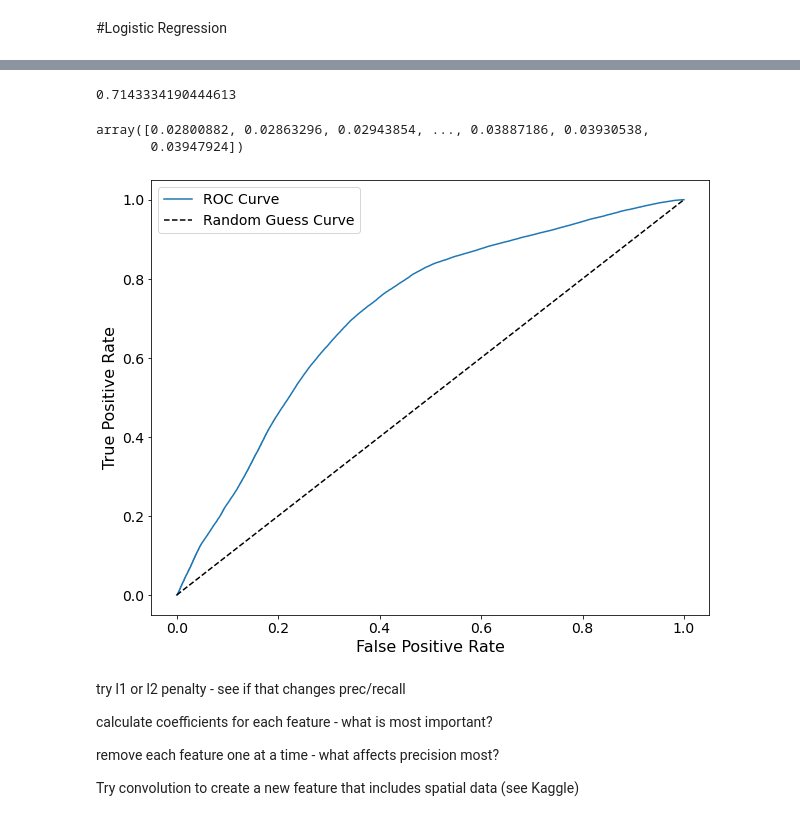
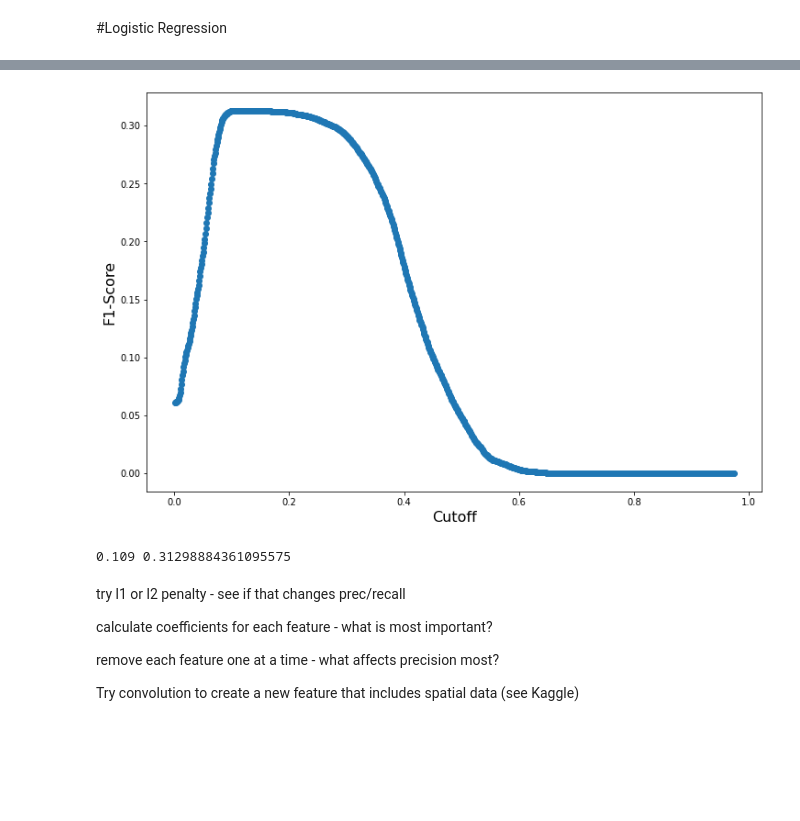
Before and after one commit to dwgb93/TEI_WildfireSpread, a Jupyter notebook: notebooks/Logistic_Regression_Modeling.ipynb, the cells around one changed output, grey strips where cells are left out. Saved outputs shown, nothing was run; the diff lists cells and outputs as text; code cells hidden in the pictures; blank space fills up the shorter version.

Commit message:
Cleaned up, calculated P/R/AUC/F1 scores and feature importances

```diff
--- a/notebooks/Logistic_Regression_Modeling.ipynb
+++ b/notebooks/Logistic_Regression_Modeling.ipynb
@@ -639,10 +540,0 @@ auc.result()
-# %%
-from sklearn.metrics import roc_auc_score, roc_curve
-roc_auc_score(y, y_pred)
-# %% [output]
-0.7143334190444613
-# %%
-y_pred
-# %% [output]
-array([0.02800882, 0.02863296, 0.02943854, ..., 0.03887186, 0.03930538,
-       0.03947924])
@@ -651,19 +541,20 @@ fprs, tprs, curoffs = roc_curve(y, y_pred)
-# %%
-plt.figure(figsize=(10,8))
-
-plt.plot(fprs, tprs, label="ROC Curve")
-plt.plot([0,1], [0,1], 'k--', label="Random Guess Curve")
-
-
-plt.xlabel("False Positive Rate", fontsize=16)
-plt.ylabel("True Positive Rate", fontsize=16)
-plt.xticks(fontsize=14)
-plt.yticks(fontsize=14)
-plt.legend(fontsize=14)
-
-plt.show()
-# %% [output]
-[figure, removed]
+# %%
+plt.figure(figsize=(12,8))
+
+f1s = np.nan_to_num(2*np.nan_to_num(precs)*recs/(np.nan_to_num(precs) + recs))
+plt.scatter(cutoffs,f1s)
+
+plt.xlabel("Cutoff",fontsize=16)
+plt.ylabel("F1-Score",fontsize=16)
+
+plt.show()
+# %% [output]
+[figure, added]
+# %%
+best_cutoff = cutoffs[np.argmax(f1s)]
+print(best_cutoff, np.max(f1s))
+# %% [output]
+0.109 0.31298884361095575
 # %% [markdown]
 try l1 or l2 penalty - see if that changes prec/recall
 
```
Also changed, not shown: parts of 42 cells of this notebook.
